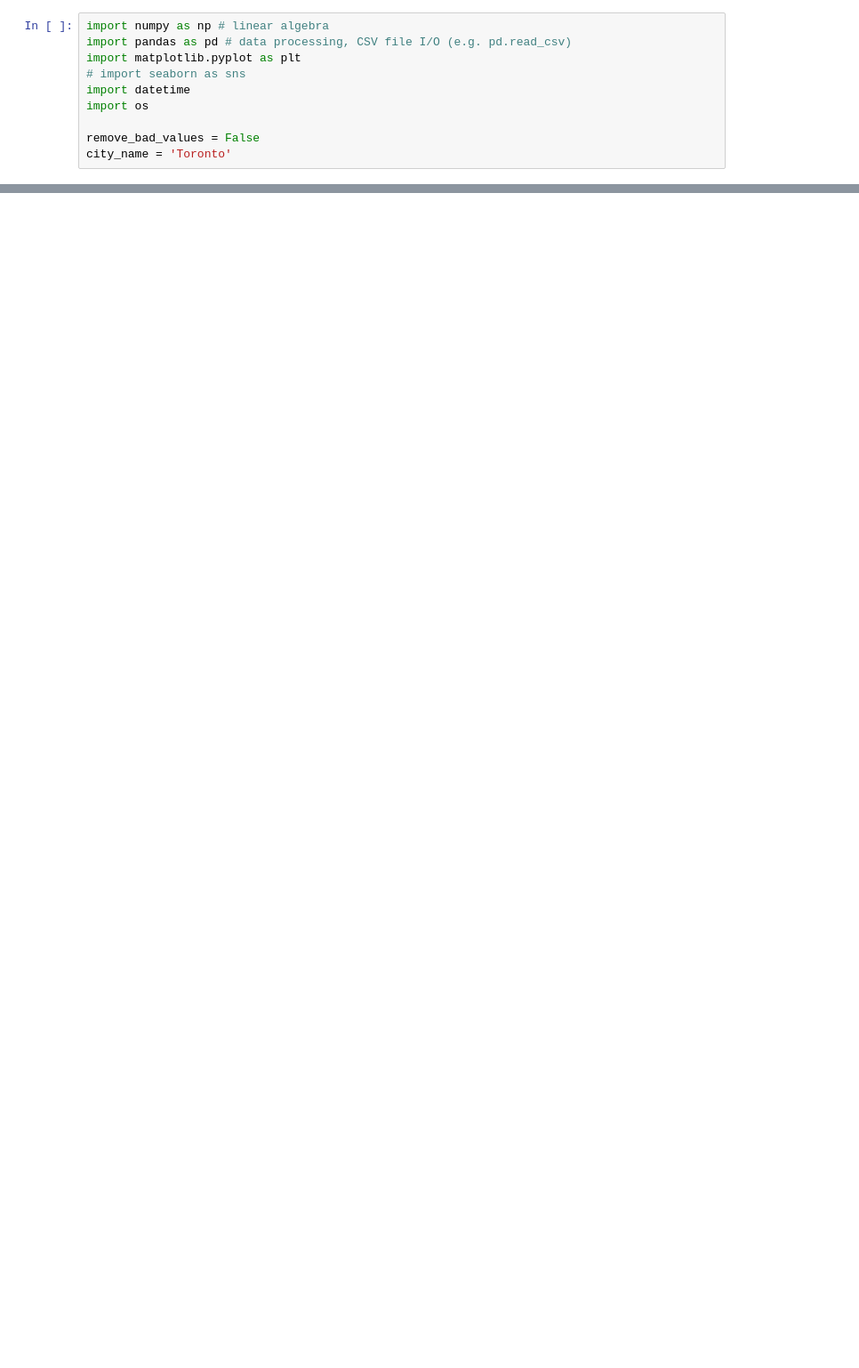
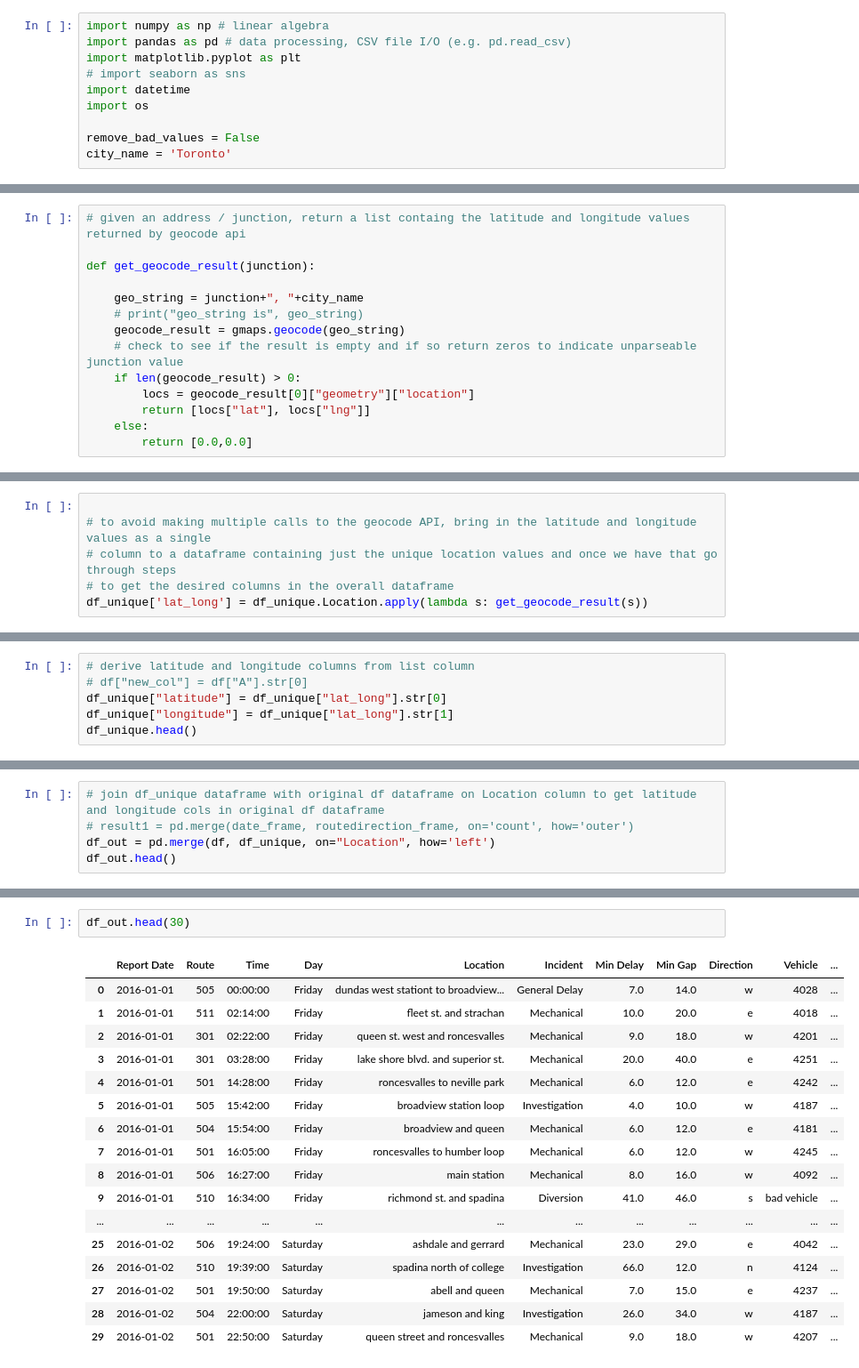
Before and after one commit to ryanmark1867/manning, a Jupyter notebook: streetcar_data-geocode-visualize.ipynb, the cells around one changed output, grey strips where cells are left out. Shown at 89% size. Saved outputs shown, nothing was run; the diff lists cells and outputs as text; blank space fills up the shorter version.

```diff
--- a/streetcar_data-geocode-visualize.ipynb
+++ b/streetcar_data-geocode-visualize.ipynb
@@ -102,0 +117,14 @@ df.head()
+# %%
+# given an address / junction, return a list containg the latitude and longitude values returned by geocode api
+
+def get_geocode_result(junction):
+
+    geo_string = junction+", "+city_name
+    # print("geo_string is", geo_string)
+    geocode_result = gmaps.geocode(geo_string)
+    # check to see if the result is empty and if so return zeros to indicate unparseable junction value
+    if len(geocode_result) > 0:
+        locs = geocode_result[0]["geometry"]["location"]
+        return [locs["lat"], locs["lng"]]
+    else:
+        return [0.0,0.0]
@@ -110,0 +147,6 @@ display(df)
+# %%
+
+# to avoid making multiple calls to the geocode API, bring in the latitude and longitude values as a single
+# column to a dataframe containing just the unique location values and once we have that go through steps
+# to get the desired columns in the overall dataframe
+df_unique['lat_long'] = df_unique.Location.apply(lambda s: get_geocode_result(s))
@@ -110,0 +166,6 @@ display(df)
+# %%
+# derive latitude and longitude columns from list column
+# df["new_col"] = df["A"].str[0]
+df_unique["latitude"] = df_unique["lat_long"].str[0]
+df_unique["longitude"] = df_unique["lat_long"].str[1]
+df_unique.head()
@@ -110,0 +183,5 @@ display(df)
+# %%
+# join df_unique dataframe with original df dataframe on Location column to get latitude and longitude cols in original df dataframe
+# result1 = pd.merge(date_frame, routedirection_frame, on='count', how='outer')
+df_out = pd.merge(df, df_unique, on="Location", how='left')
+df_out.head()
@@ -110,0 +195,20 @@ display(df)
+# %%
+df_out.head(30)
+# %% [output]
+|  | Report Date | Route | Time | Day | Location | Incident | Min Delay | Min Gap | Direction | Vehicle | ... |
+| 0 | 2016-01-01 | 505 | 00:00:00 | Friday | dundas west stationt to broadview... | General Delay | 7.0 | 14.0 | w | 4028 | ... |
+| 1 | 2016-01-01 | 511 | 02:14:00 | Friday | fleet st. and strachan | Mechanical | 10.0 | 20.0 | e | 4018 | ... |
+| 2 | 2016-01-01 | 301 | 02:22:00 | Friday | queen st. west and roncesvalles | Mechanical | 9.0 | 18.0 | w | 4201 | ... |
+| 3 | 2016-01-01 | 301 | 03:28:00 | Friday | lake shore blvd. and superior st. | Mechanical | 20.0 | 40.0 | e | 4251 | ... |
+| 4 | 2016-01-01 | 501 | 14:28:00 | Friday | roncesvalles to neville park | Mechanical | 6.0 | 12.0 | e | 4242 | ... |
+| 5 | 2016-01-01 | 505 | 15:42:00 | Friday | broadview station loop | Investigation | 4.0 | 10.0 | w | 4187 | ... |
+| 6 | 2016-01-01 | 504 | 15:54:00 | Friday | broadview and queen | Mechanical | 6.0 | 12.0 | e | 4181 | ... |
+| 7 | 2016-01-01 | 501 | 16:05:00 | Friday | roncesvalles to humber loop | Mechanical | 6.0 | 12.0 | w | 4245 | ... |
+| 8 | 2016-01-01 | 506 | 16:27:00 | Friday | main station | Mechanical | 8.0 | 16.0 | w | 4092 | ... |
+| 9 | 2016-01-01 | 510 | 16:34:00 | Friday | richmond st. and spadina | Diversion | 41.0 | 46.0 | s | bad vehicle | ... |
+| ... | ... | ... | ... | ... | ... | ... | ... | ... | ... | ... | ... |
+| 25 | 2016-01-02 | 506 | 19:24:00 | Saturday | ashdale and gerrard | Mechanical | 23.0 | 29.0 | e | 4042 | ... |
+| 26 | 2016-01-02 | 510 | 19:39:00 | Saturday | spadina north of college | Investigation | 66.0 | 12.0 | n | 4124 | ... |
+| 27 | 2016-01-02 | 501 | 19:50:00 | Saturday | abell and queen | Mechanical | 7.0 | 15.0 | e | 4237 | ... |
+| 28 | 2016-01-02 | 504 | 22:00:00 | Saturday | jameson and king | Investigation | 26.0 | 34.0 | w | 4187 | ... |
+| 29 | 2016-01-02 | 501 | 22:50:00 | Saturday | queen street and roncesvalles | Mechanical | 9.0 | 18.0 | w | 4207 | ... |
```
Also changed, not shown: parts of 38 cells of this notebook.
